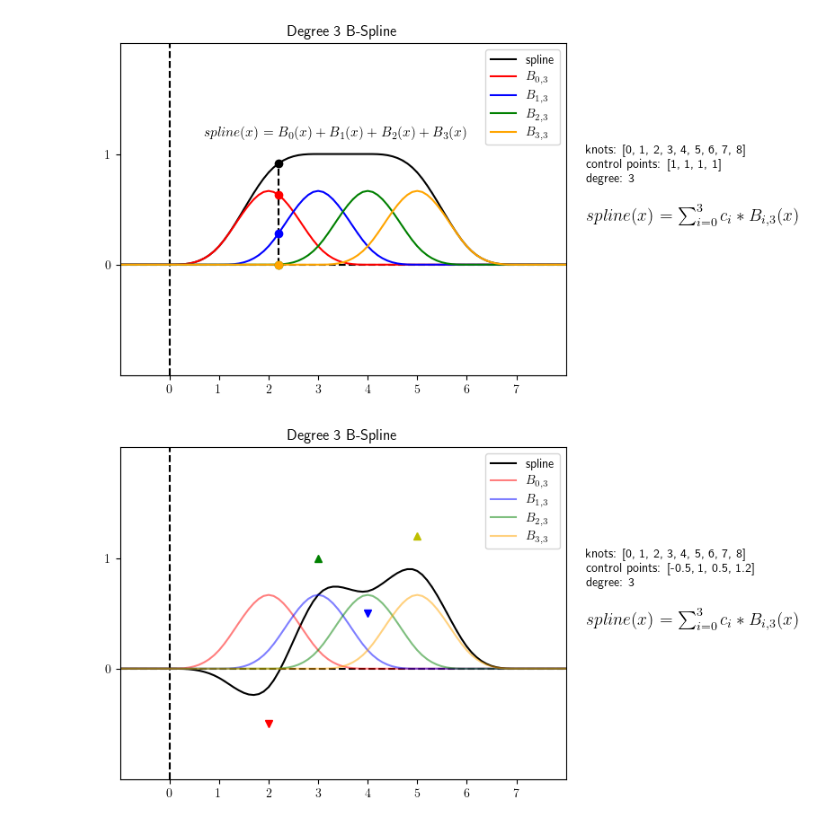
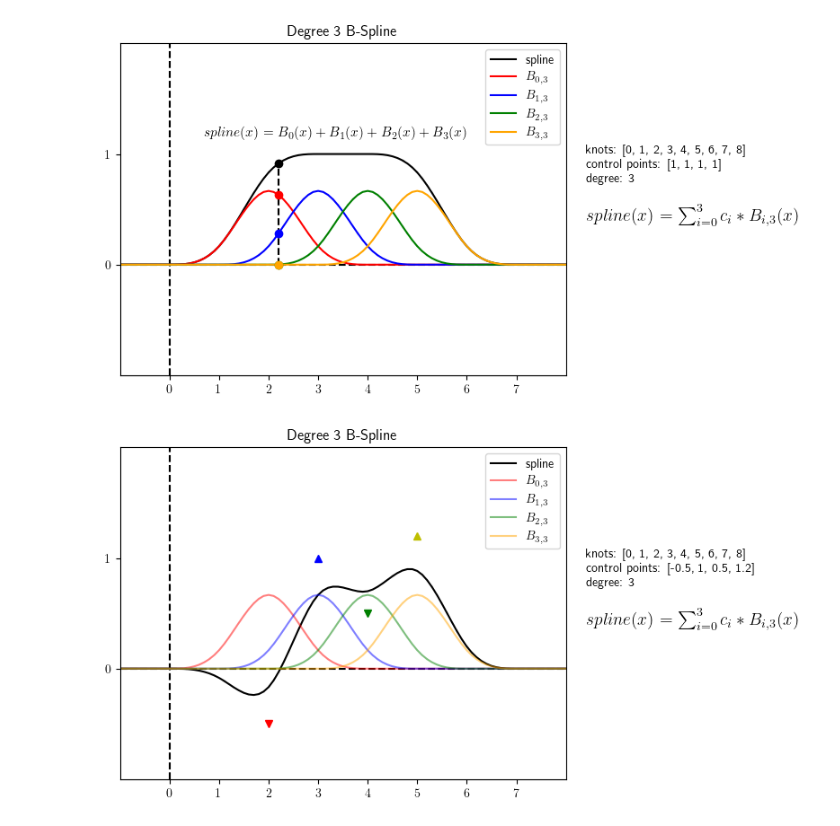
Before and after one commit to lprekon/lprekon.github.io, a Jupyter notebook: content/simd_benchmarking/simd_blogpost_graphics.ipynb, the cells around one changed output. Drawn from its saved outputs; the diff is of its cells as text; code cells hidden in the pictures.

Commit message:
fixes color on control points on last graph

```diff
--- a/content/simd_benchmarking/simd_blogpost_graphics.ipynb
+++ b/content/simd_benchmarking/simd_blogpost_graphics.ipynb
@@ -170,28 +170,28 @@ plt.show()
 # %%
 # Degree 3 B-spline, showing all basis activations, showing control points
 
 control_points = [-0.5, 1, .5, 1.2]
 
 setup_graph()
 basis_functions = [[basis_activation(i, knots, 3, x_i) for x_i in x] for i in range(4)]
 full_spline = [sum([basis_functions[i][j] * control_points[i] for i in range(4)]) for j in range(len(x))]
 
 plt.plot(x, full_spline, label="spline", color="black")
 for i in range(4):
     plt.plot(x, basis_functions[i], label=f"$B_{{{i},3}}$", color=basis_colors[i], alpha=0.5)
 
 plt.legend()
 plt.title("Degree 3 B-Spline")
 plt.text(text_left, text_bottom + 0.35, f"knots:    {knots}\ncontrol points:    {control_points}\ndegree: 3",)
 plt.text(text_left, text_bottom, function_tex_string, fontsize=14)
 
 # plot the color-coded control points
 plt.plot(knots[2], control_points[0], "rv")
-plt.plot(knots[3], control_points[1], "g^")
-plt.plot(knots[4], control_points[2], "bv")
+plt.plot(knots[3], control_points[1], "b^")
+plt.plot(knots[4], control_points[2], "gv")
 plt.plot(knots[5], control_points[3], "y^")
 
 plt.savefig(f"{image_folder_name}/bspline_degree_3_full_with_control_points.png", bbox_inches='tight')
 plt.show()
 # %% [output]
-[figure, old version]
+[figure, new version]
```
